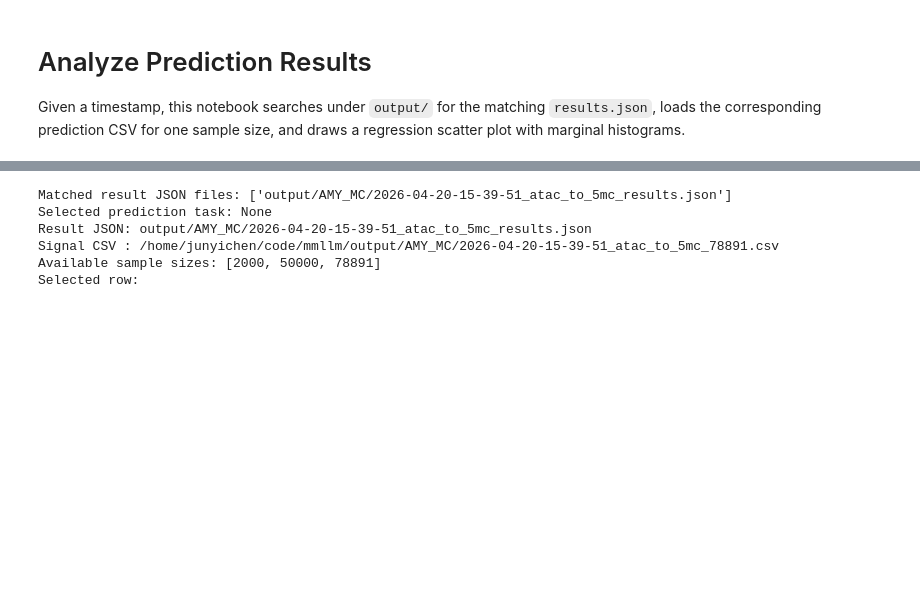
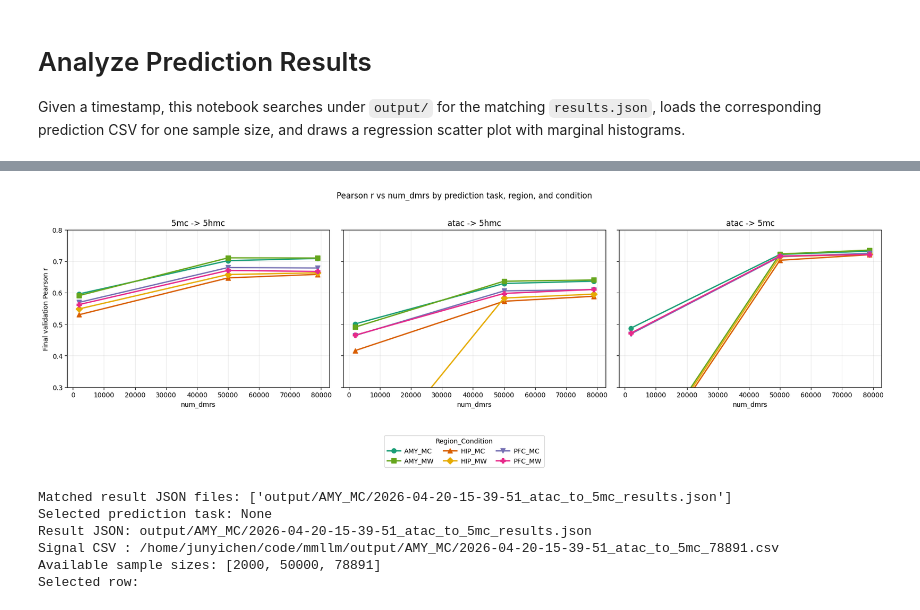
Before and after one commit to juychen/mmllm, a Jupyter notebook: analyze_prediction_results.ipynb, the cells around one changed output, grey strips where cells are left out. Saved outputs shown, nothing was run; the diff lists cells and outputs as text; code cells hidden in the pictures; blank space fills up the shorter version.

```diff
--- a/analyze_prediction_results.ipynb
+++ b/analyze_prediction_results.ipynb
@@ -24,3 +110,82 @@ samples
+# %%
+# Plot Pearson r versus num_dmrs for each prediction task, split by region and condition
+line_df = pd.DataFrame(summary_rows).copy()
+line_df = line_df[line_df['prediction_task'] != 'None -> None'].copy()
+line_df = line_df.sort_values(['timestamp'], ascending=[False])
+line_df = line_df.drop_duplicates(
+    subset=['prediction_task', 'region', 'condition', 'num_dmrs'],
+    keep='first',
+).copy()
+
+if line_df.empty:
+    raise ValueError('No rows available for Pearson r line plot.')
+
+task_order = sorted(line_df['prediction_task'].dropna().unique())
+style_order = [(region, condition) for region in ['AMY', 'HIP', 'PFC'] for condition in ['MC', 'MW']]
+style_colors = {
+    ('AMY', 'MC'): '#1b9e77',
+    ('AMY', 'MW'): '#66a61e',
+    ('HIP', 'MC'): '#d95f02',
+    ('HIP', 'MW'): '#e6ab02',
+    ('PFC', 'MC'): '#7570b3',
+    ('PFC', 'MW'): '#e7298a',
+}
+style_markers = {
+    ('AMY', 'MC'): 'o',
+    ('AMY', 'MW'): 's',
+    ('HIP', 'MC'): '^',
+    ('HIP', 'MW'): 'D',
+    ('PFC', 'MC'): 'v',
+    ('PFC', 'MW'): 'P',
+}
+
+fig, axes = plt.subplots(1, len(task_order), figsize=(6 * len(task_order), 5), sharey=True)
+if len(task_order) == 1:
+    axes = [axes]
+
+for axis, task_name in zip(axes, task_order):
+    task_df = line_df[line_df['prediction_task'] == task_name].copy()
+    for region, condition in style_order:
+        subset = task_df[(task_df['region'] == region) & (task_df['condition'] == condition)].copy()
+        if subset.empty:
+            continue
+        subset = subset.sort_values('num_dmrs')
+        axis.plot(
+            subset['num_dmrs'],
+            subset['final_val_pearsonr'],
+            marker=style_markers[(region, condition)],
+            color=style_colors[(region, condition)],
+            linewidth=2.0,
+            markersize=7,
+            label=f'{region}_{condition}',
+        )
+    axis.set_title(task_name)
+    axis.set_xlabel('num_dmrs')
+    axis.set_ylim(0.3, 0.8)
+    axis.grid(alpha=0.25)
+
+axes[0].set_ylabel('Final validation Pearson r')
+handles, labels = axes[0].get_legend_handles_labels()
+fig.legend(
+    handles,
+    labels,
+    loc='upper center',
+    bbox_to_anchor=(0.5, -0.005),
+    ncol=3,
+    frameon=True,
+    borderaxespad=0.0,
+    columnspacing=1.4,
+    handletextpad=0.6,
+    fancybox=True,
+    shadow=False,
+    fontsize=10,
+    title='Region_Condition',
+)
+fig.suptitle('Pearson r vs num_dmrs by prediction task, region, and condition', y=1.02)
+fig.tight_layout(rect=[0, 0.08, 1, 1])
+plt.show()
+# %% [output]
+[figure, added]
 # %%
 def find_result_jsons(timestamp: str, output_root: Path = OUTPUT_ROOT):
     matches = sorted(output_root.rglob(f'*{timestamp}*results.json'))
```
Also changed, not shown: parts of 3 cells of this notebook, 2 other files.
